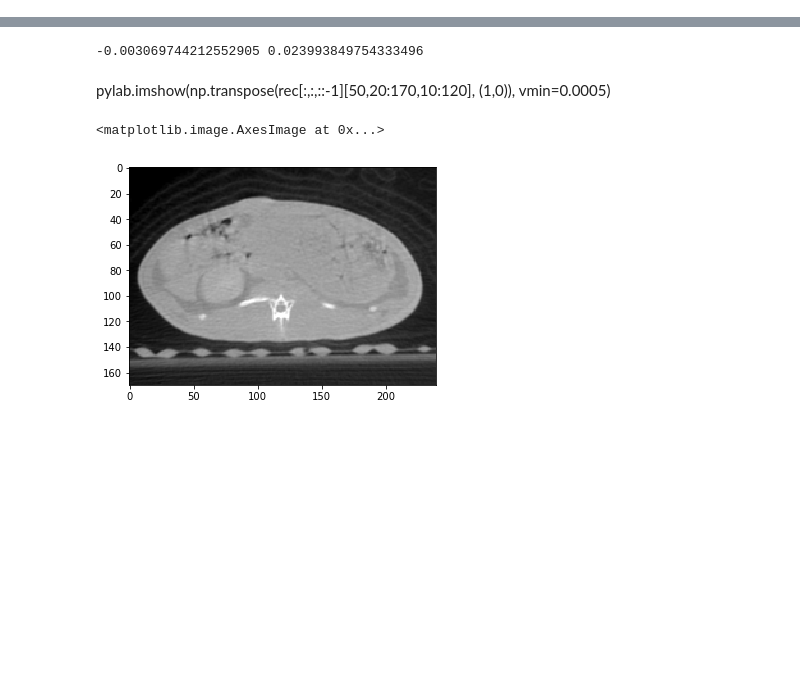
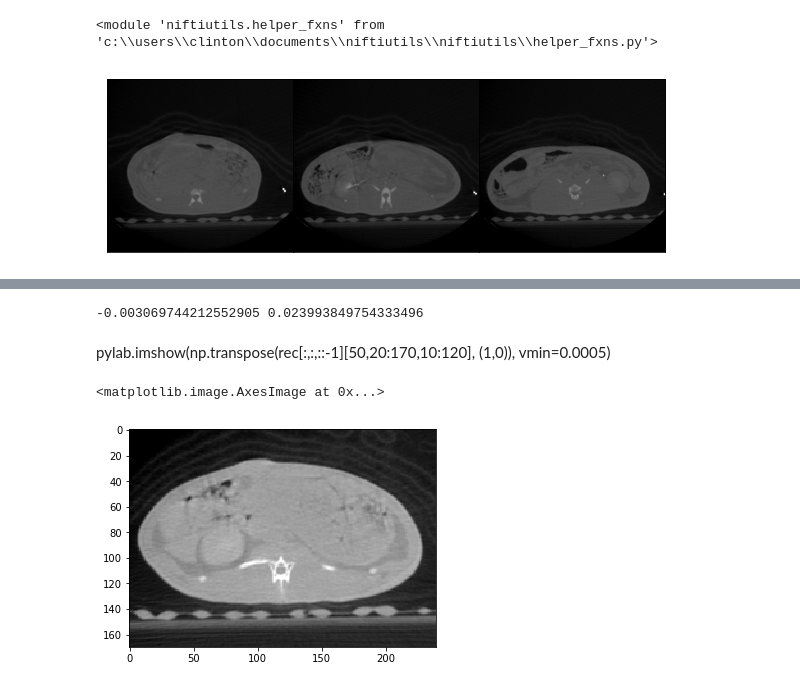
Before and after one commit to clintonjwang/cbct-recon, a Jupyter notebook: projections.ipynb, the cells around one changed output, grey strips where cells are left out. Drawn from its saved outputs; the diff is of its cells as text; code cells hidden in the pictures; blank space fills up the shorter version.

```diff
--- a/projections.ipynb
+++ b/projections.ipynb
@@ -18,0 +22,41 @@ import shutil
+# %%
+importlib.reload(hf)
+# %% [output]
+<module 'niftiutils.helper_fxns' from 'c:\\users\\clinton\\documents\\niftiutils\\niftiutils\\helper_fxns.py'>
+# %%
+cbct_header = hf.dcm_load_header(cbctfile)
+dims = cbct_header[0][('5200', '9229')][0][('0028', '9110')][0]
+dims = [*dims[('0028', '0030')].value, dims[('0018', '0050')].value]
+dims = [float(d)/2 for d in dims]
+cbct, _ = hf.dcm_load(cbctfile)
+cbct = np.transpose(cbct, (0,2,1))
+cbct = cbct[:,::-1,:]
+
+line = list(cbct[cbct.shape[0]//2, :, cbct.shape[2]//2])
+midy = line.index(max(line))
+# %%
+for cbctfile in glob.glob(join("D:\\", "*_CBCT", "*")):
+    if cbctfile.endswith(".nii"):
+        continue
+    if cbctfile.find(".")==-1:
+        os.rename(cbctfile, cbctfile+".dcm")
+        cbctfile += ".dcm"
+    #if exists(cbctfile[:-4]+".nii"):
+    #    continue
+
+    cbct_header = hf.dcm_load_header(cbctfile)
+    dims = cbct_header[0][('5200', '9229')][0][('0028', '9110')][0]
+    dims = [*dims[('0028', '0030')].value, dims[('0018', '0050')].value]
+    dims = [float(d) for d in dims]
+
+    cbct, _ = hf.dcm_load(cbctfile)
+    cbct = cbct.astype(float) / np.amax(cbct) * 255.
+    cbct = np.transpose(cbct, (0,2,1))
+    cbct = cbct[:,::-1,:]
+
+    line = list(cbct[cbct.shape[0]//2, :, cbct.shape[2]//2])
+    midy = line.index(max(line))
+
+    cbct = cbct[cbct.shape[0]//8:-cbct.shape[0]//8,max(0,midy-cbct.shape[1]//2):midy+cbct.shape[1]//5,:]
+    #cbct = tr.scale3d(cbct, (2,2,2))
+    hf.save_nii(cbct, cbctfile[:-4]+".nii", dims, True, False, True)
@@ -19,3 +66,7 @@ import shutil
+# %%
+hf.draw_slices(cbct[cbct.shape[0]//7:-cbct.shape[0]//7,cbct.shape[1]//3:,:])
+# %% [output]
+[figure, added]
 # %%
 def estimate_mean(mu, sigma, x,y,z, alpha=1):
     neighbors = list(itertools.product([x-1,x,x+1], [y-1,y,y+1], [z-1,z,z+1]))
```
Also changed, not shown: parts of 7 cells of this notebook, 1 other file.
